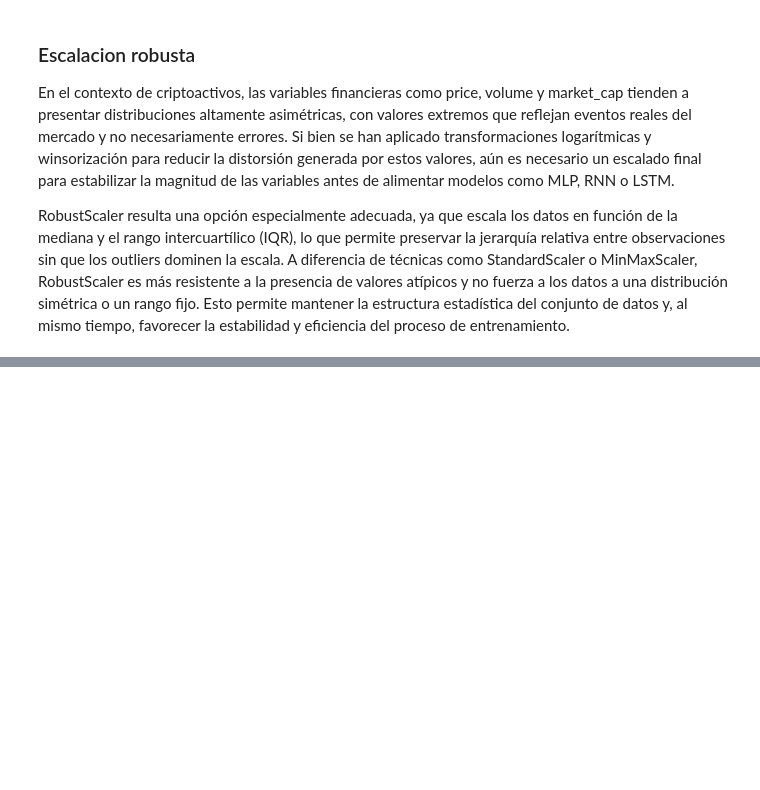
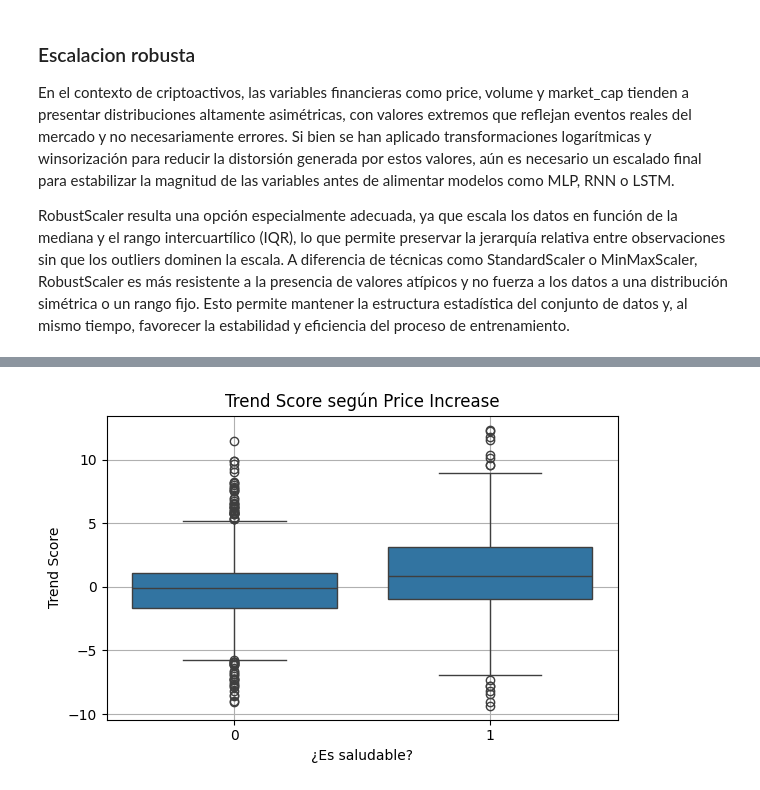
Before and after one commit to Turppie/TP-Machine-Learning, a Jupyter notebook: code/re-rework-preprocesamiento.ipynb, the cells around one changed output, grey strips where cells are left out. Cells and saved outputs as stored; diff of their text form; code cells hidden in the pictures; blank space fills up the shorter version.

```diff
--- a/code/re-rework-preprocesamiento.ipynb
+++ b/code/re-rework-preprocesamiento.ipynb
@@ -304,0 +351,12 @@ for i, col in enumerate(vars_winsorizar):
+# %%
+# 2. Trend Score vs Price Increase Label
+plt.figure(figsize=(6, 4))
+sns.boxplot(x="is_healthy", y="trend_score", data=df_new)
+plt.title("Trend Score según Price Increase")
+plt.xlabel("¿Es saludable?")
+plt.ylabel("Trend Score")
+plt.grid(True)
+plt.tight_layout()
+plt.show()
+# %% [output]
+[figure, added]
```
Also changed, not shown: parts of 18 cells of this notebook, 4 other files.
